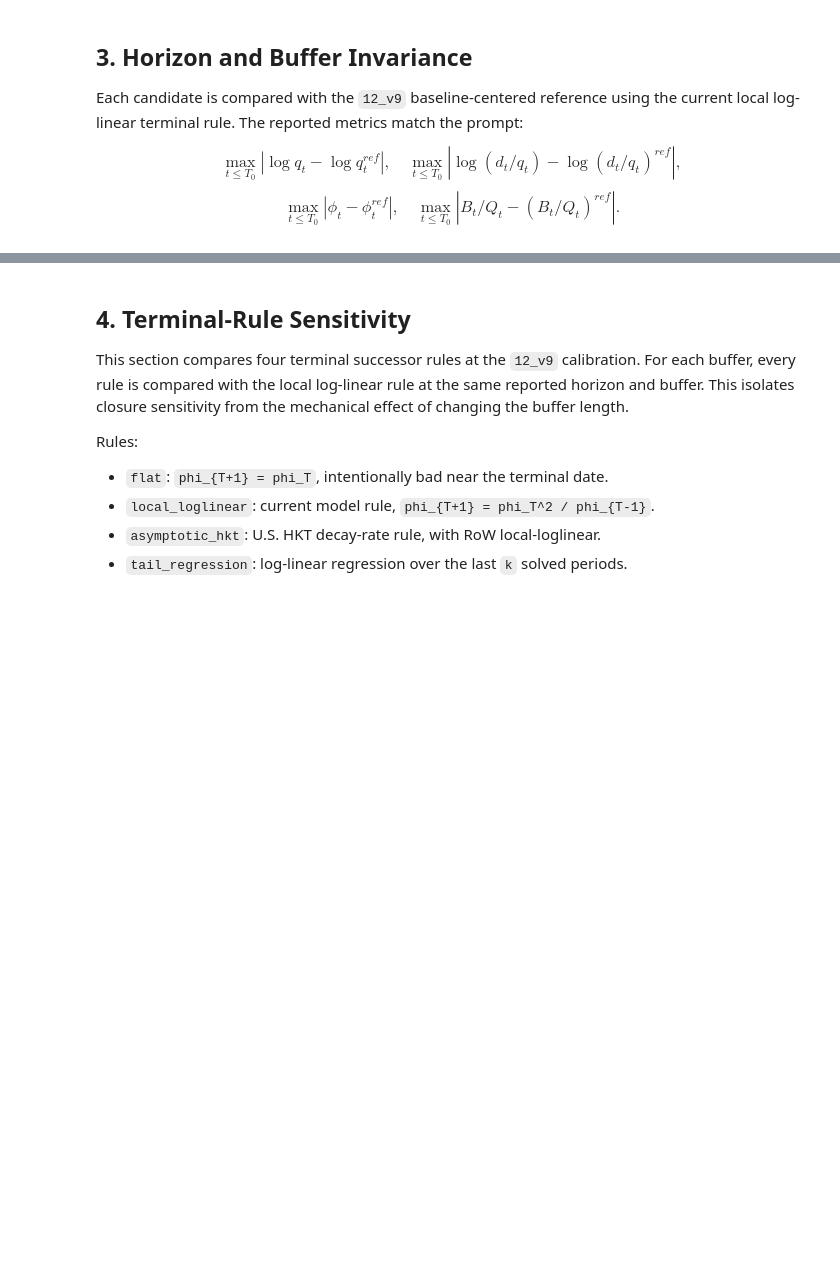
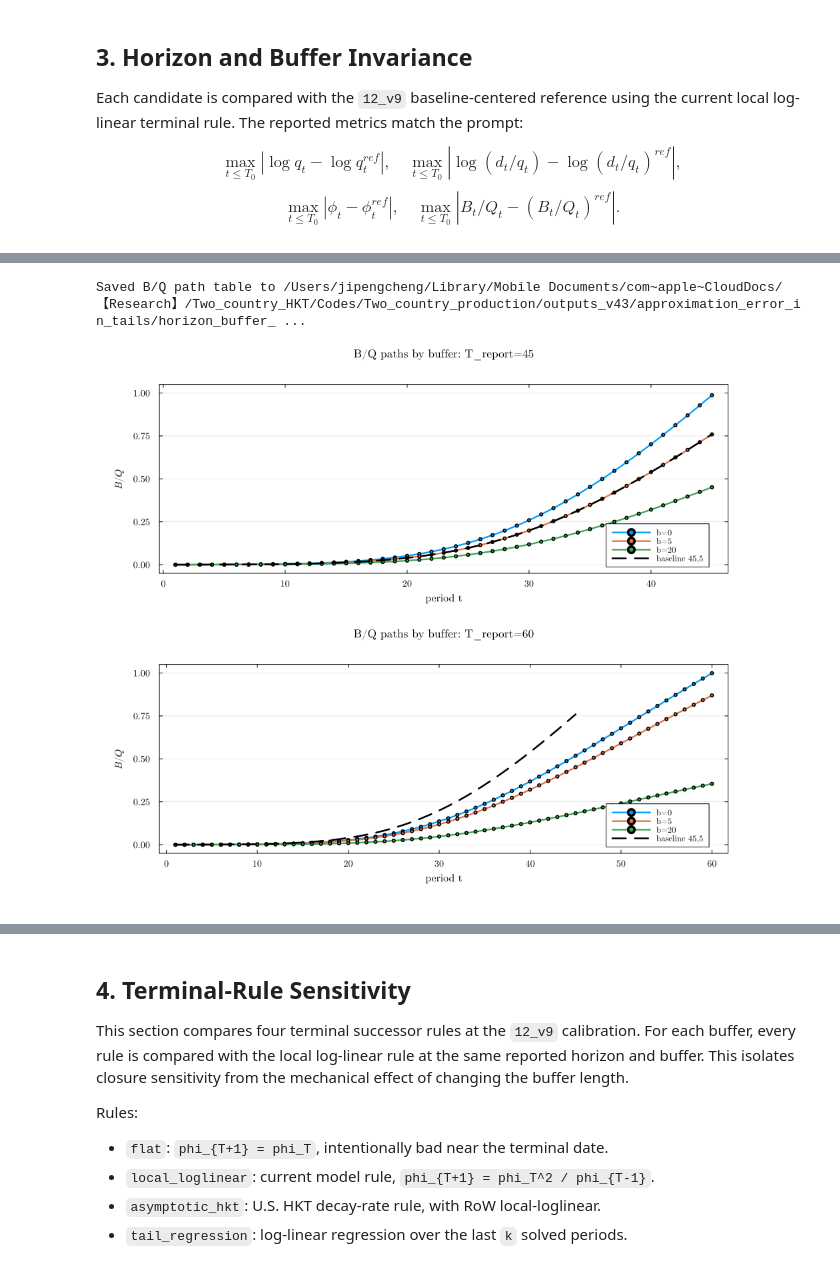
Before and after one commit to Cheng-Jipeng/Open_HKT, a Jupyter notebook: Two_country_production/13_v9_approximation_error_in_tails_analysis.ipynb, the cells around one changed output, grey strips where cells are left out. Cells and saved outputs as stored; diff of their text form; code cells hidden in the pictures; blank space fills up the shorter version.

```diff
--- a/Two_country_production/13_v9_approximation_error_in_tails_analysis.ipynb
+++ b/Two_country_production/13_v9_approximation_error_in_tails_analysis.ipynb
@@ -437,0 +494,80 @@ fig_horizon
+# %%
+function case_label(c)
+    return "T=$(c.summary.T_report), b=$(c.summary.n_buffer)"
+end
+
+function horizon_case_lookup(cases, T_report::Int, n_buffer::Int)
+    idx = findfirst(c -> c.summary.T_report == T_report && c.summary.n_buffer == n_buffer, cases)
+    idx === nothing && return nothing
+    return cases[idx]
+end
+
+function maybe_ref_value(values, t::Int)
+    t <= length(values) ? values[t] : missing
+end
+
+base_bq = baseline_case.status == :ok ? baseline_case.fv.bubble_share : Float64[]
+base_q = baseline_case.status == :ok ? path_vector(baseline_case.result, :q_US) : Float64[]
+base_phi = baseline_case.status == :ok ? path_vector(baseline_case.result, :φ_US) : Float64[]
+
+horizon_path_rows = NamedTuple[]
+for c in horizon_cases
+    c.status == :ok || continue
+    q = path_vector(c.result, :q_US)
+    phi = path_vector(c.result, :φ_US)
+    for t in 1:length(c.result.u_path)
+        bq = c.fv.bubble_share[t]
+        ref_bq = maybe_ref_value(base_bq, t)
+        ref_q = maybe_ref_value(base_q, t)
+        ref_phi = maybe_ref_value(base_phi, t)
+        push!(horizon_path_rows, (;
+            T_report=c.summary.T_report,
+            n_buffer=c.summary.n_buffer,
+            t=t,
+            solved_terminal=length(c.result.u_path_extended),
+            periods_to_terminal=length(c.result.u_path_extended) - t,
+            q_US=q[t],
+            v_US=c.fv.v[t],
+            fundamental_share=c.fv.v[t] / q[t],
+            bubble_share=bq,
+            baseline_bubble_share=ref_bq,
+            bubble_share_error=ref_bq === missing ? missing : bq - ref_bq,
+            log_q_error=ref_q === missing ? missing : log(q[t]) - log(ref_q),
+            phi_error=ref_phi === missing ? missing : phi[t] - ref_phi))
+    end
+end
+
+path_cols = ["T_report", "n_buffer", "t", "solved_terminal", "periods_to_terminal",
+             "q_US", "v_US", "fundamental_share", "bubble_share",
+             "baseline_bubble_share", "bubble_share_error", "log_q_error", "phi_error"]
+write_csv(joinpath(OUTDIR, "horizon_buffer_bubble_share_paths.csv"), horizon_path_rows, path_cols)
+println("Saved B/Q path table to ", joinpath(OUTDIR, "horizon_buffer_bubble_share_paths.csv"))
+
+panels = Any[]
+for T_report in HORIZON_T_GRID
+    panel = plot(title="B/Q paths by buffer: T_report=$T_report",
+                 xlabel="period t", ylabel=L"B/Q", legend=:bottomright,
+                 ylims=(-0.05, 1.05))
+    for n_buffer in BUFFER_GRID
+        c = horizon_case_lookup(horizon_cases, T_report, n_buffer)
+        c === nothing && continue
+        c.status == :ok || continue
+        tt = 1:length(c.result.u_path)
+        plot!(panel, tt, c.fv.bubble_share, lw=2.3, marker=:circle, ms=2.5,
+              label="b=$n_buffer")
+    end
+    if baseline_case.status == :ok
+        tt_base = 1:length(baseline_case.result.u_path)
+        plot!(panel, tt_base, baseline_case.fv.bubble_share, lw=2.6, lc=:black,
+              ls=:dash, label="baseline 45,5")
+    end
+    push!(panels, panel)
+end
+
+fig_bq_paths = plot(panels..., layout=(length(panels), 1), size=(980, 420 * length(panels)),
+                    bottom_margin=8mm)
+savefig(fig_bq_paths, joinpath(OUTDIR, "horizon_buffer_bubble_share_paths.png"))
+fig_bq_paths
+# %% [output]
+Saved B/Q path table to /Users/jipengcheng/Library/Mobile Documents/com~apple~CloudDocs/【Research】/Two_country_HKT/Codes/Two_country_production/outputs_v43/approximation_error_in_tails/horizon_buffer_ ...
+[figure, added]
```
Also changed, not shown: parts of 15 cells of this notebook, 45 other files.
